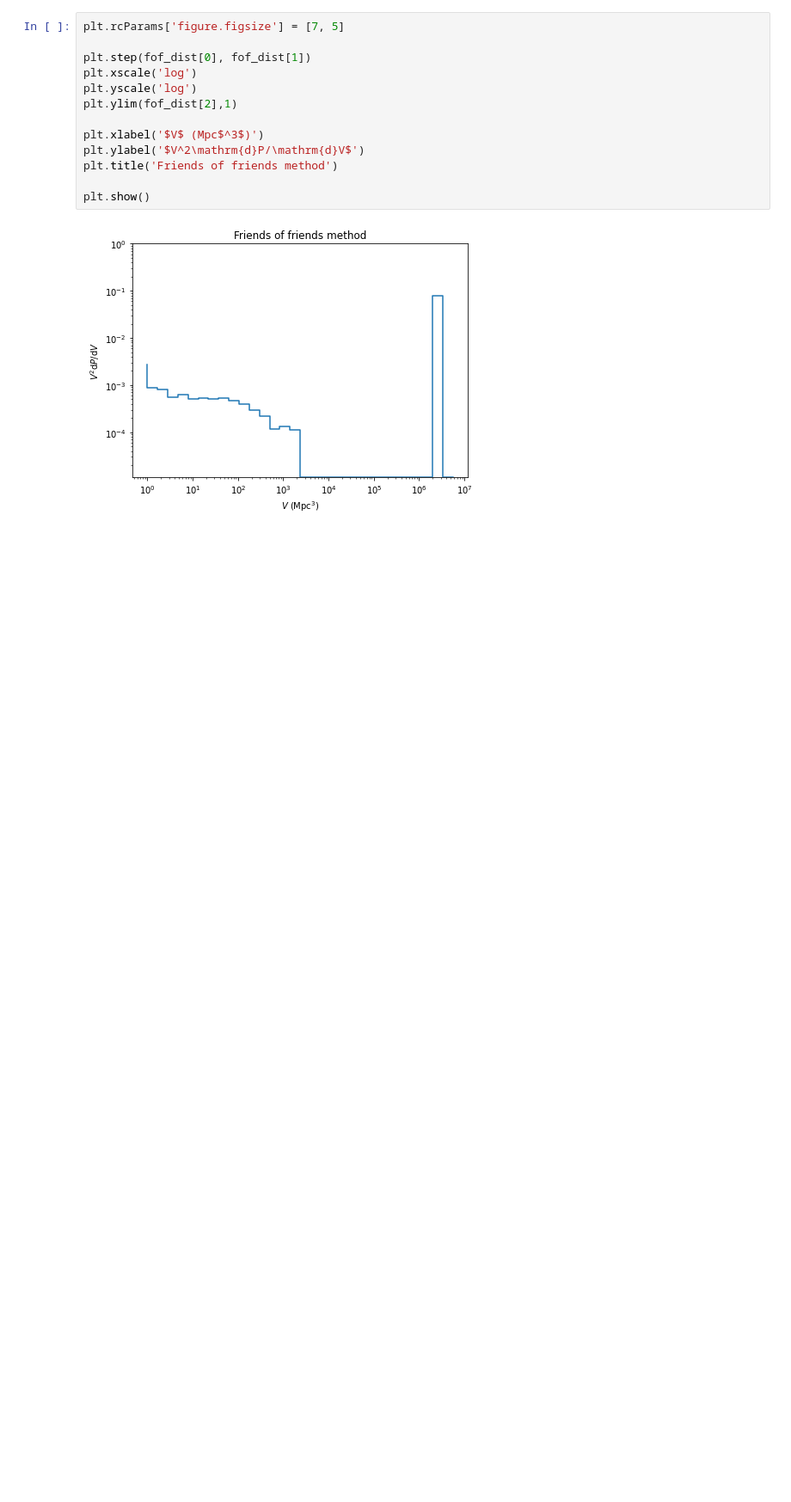
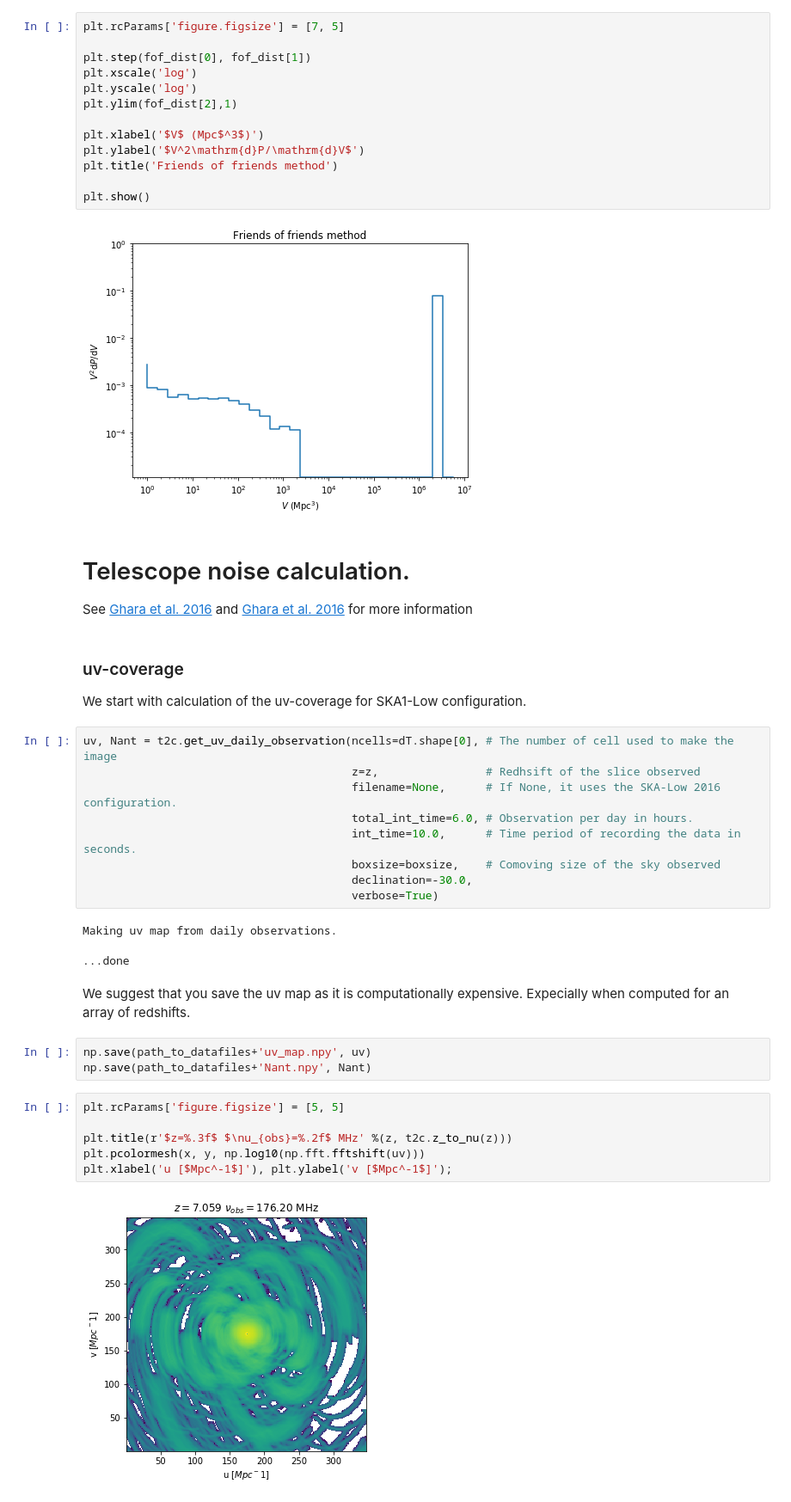
Before and after one commit to sambit-giri/tools21cm, a Jupyter notebook: docs/examples/tutorials.ipynb, the cells around one changed output. Shown at 86% size. Cells and saved outputs as stored; diff of their text form; blank space fills up the shorter version.

```diff
--- a/docs/examples/tutorials.ipynb
+++ b/docs/examples/tutorials.ipynb
@@ -284,3 +267,34 @@ plt.title('Friends of friends method')
 plt.show()
 # %% [output]
 [figure]
+# %% [markdown]
+# Telescope noise calculation.
+See [Ghara et al. 2016](https://arxiv.org/abs/1607.02779) and [Ghara et al. 2016](https://arxiv.org/abs/1801.06550) for more information
+# %% [markdown]
+### uv-coverage
+We start with calculation of the uv-coverage for SKA1-Low configuration.
+# %%
+uv, Nant = t2c.get_uv_daily_observation(ncells=dT.shape[0], # The number of cell used to make the image
+                                        z=z,                # Redhsift of the slice observed
+                                        filename=None,      # If None, it uses the SKA-Low 2016 configuration.
+                                        total_int_time=6.0, # Observation per day in hours.
+                                        int_time=10.0,      # Time period of recording the data in seconds.
+                                        boxsize=boxsize,    # Comoving size of the sky observed
+                                        declination=-30.0,
+                                        verbose=True)
+# %% [output]
+Making uv map from daily observations.
+...done
+# %% [markdown]
+We suggest that you save the uv map as it is computationally expensive. Expecially when computed for an array of redshifts.
+# %%
+np.save(path_to_datafiles+'uv_map.npy', uv)
+np.save(path_to_datafiles+'Nant.npy', Nant)
+# %%
+plt.rcParams['figure.figsize'] = [5, 5]
+
+plt.title(r'$z=%.3f$ $\nu_{obs}=%.2f$ MHz' %(z, t2c.z_to_nu(z)))
+plt.pcolormesh(x, y, np.log10(np.fft.fftshift(uv)))
+plt.xlabel('u [$Mpc^-1$]'), plt.ylabel('v [$Mpc^-1$]');
+# %% [output]
+[figure, added]
```
Also changed, not shown: parts of 20 cells of this notebook, 5 other files.
